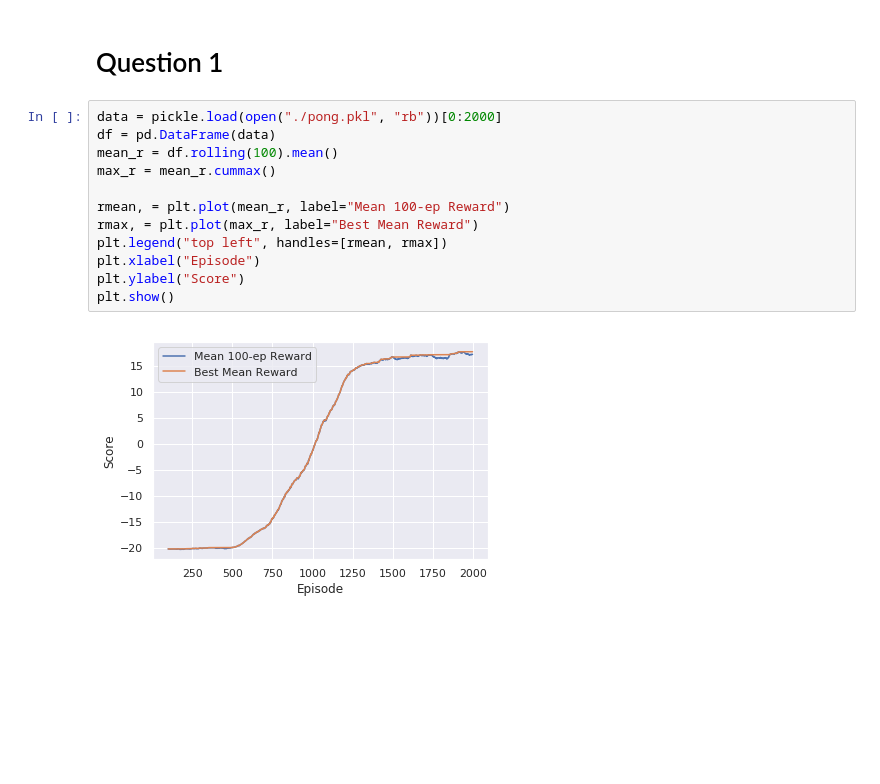
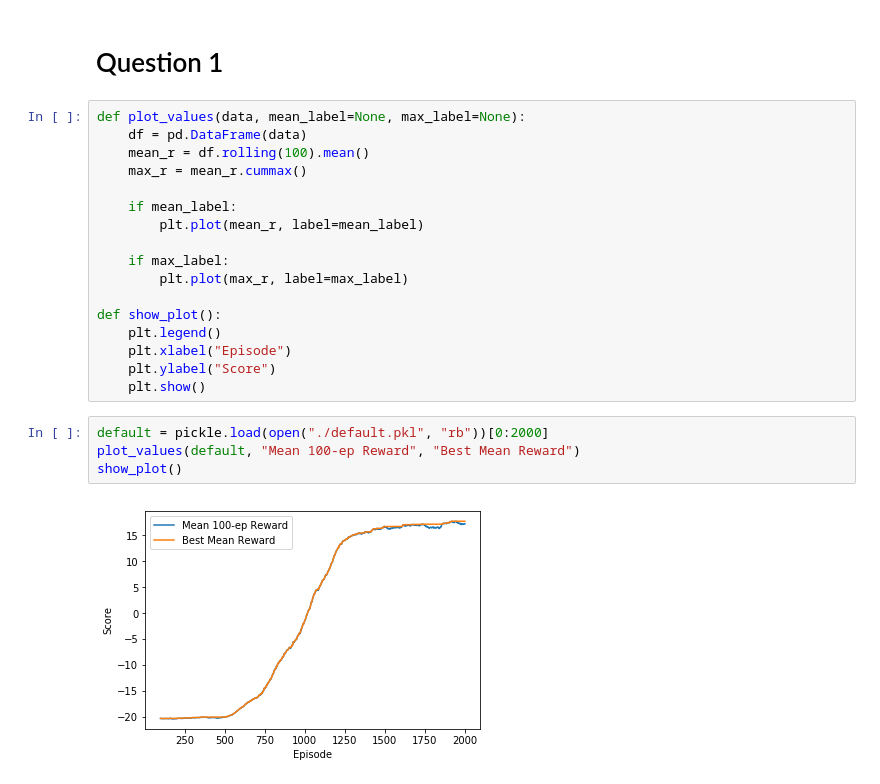
Before and after one commit to jperl/rl-homework, a Jupyter notebook: berkeley/hw3/answers/Answers.ipynb, the cells around one changed output. Cells and saved outputs as stored; diff of their text form; blank space fills up the shorter version.

Commit message:
add initial part 1 answers, before rerun data

```diff
--- a/berkeley/hw3/answers/Answers.ipynb
+++ b/berkeley/hw3/answers/Answers.ipynb
@@ -6,16 +6,25 @@ import pickle
 # %% [markdown]
 # Question 1
 # %%
-data = pickle.load(open("./pong.pkl", "rb"))[0:2000]
-df = pd.DataFrame(data)
-mean_r = df.rolling(100).mean()
-max_r = mean_r.cummax()
+def plot_values(data, mean_label=None, max_label=None):
+    df = pd.DataFrame(data)
+    mean_r = df.rolling(100).mean()
+    max_r = mean_r.cummax()
 
-rmean, = plt.plot(mean_r, label="Mean 100-ep Reward")
-rmax, = plt.plot(max_r, label="Best Mean Reward")
-plt.legend("top left", handles=[rmean, rmax])
-plt.xlabel("Episode")
-plt.ylabel("Score")
-plt.show()
+    if mean_label:
+        plt.plot(mean_r, label=mean_label)
+
+    if max_label:
+        plt.plot(max_r, label=max_label)
+
+def show_plot():
+    plt.legend()
+    plt.xlabel("Episode")
+    plt.ylabel("Score")
+    plt.show()
-# %% [output]
-[figure, removed]
+# %%
+default = pickle.load(open("./default.pkl", "rb"))[0:2000]
+plot_values(default, "Mean 100-ep Reward", "Best Mean Reward")
+show_plot()
+# %% [output]
+[figure, added]
```
Also changed, not shown: parts of 4 cells of this notebook, 12 other files.
